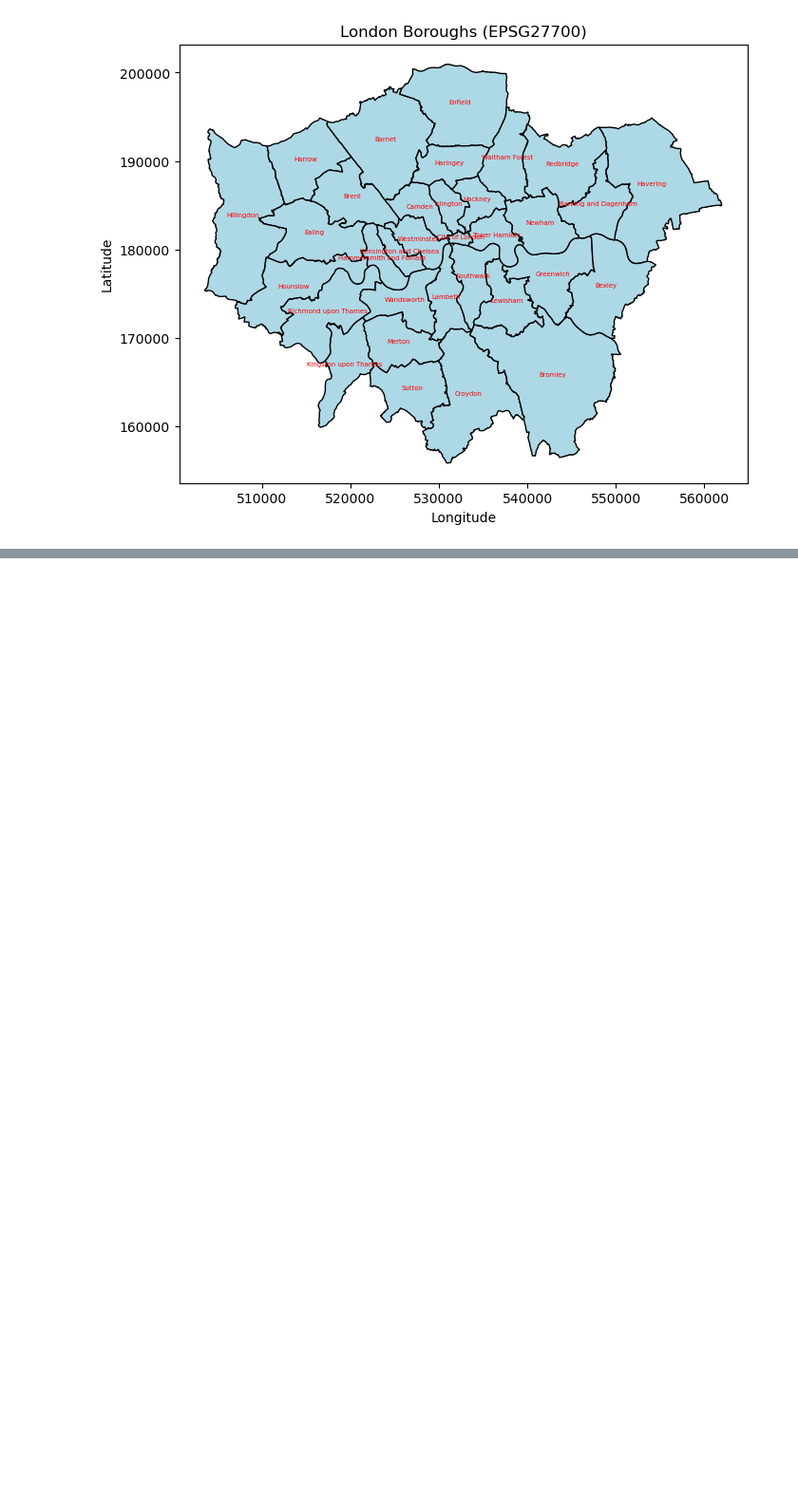
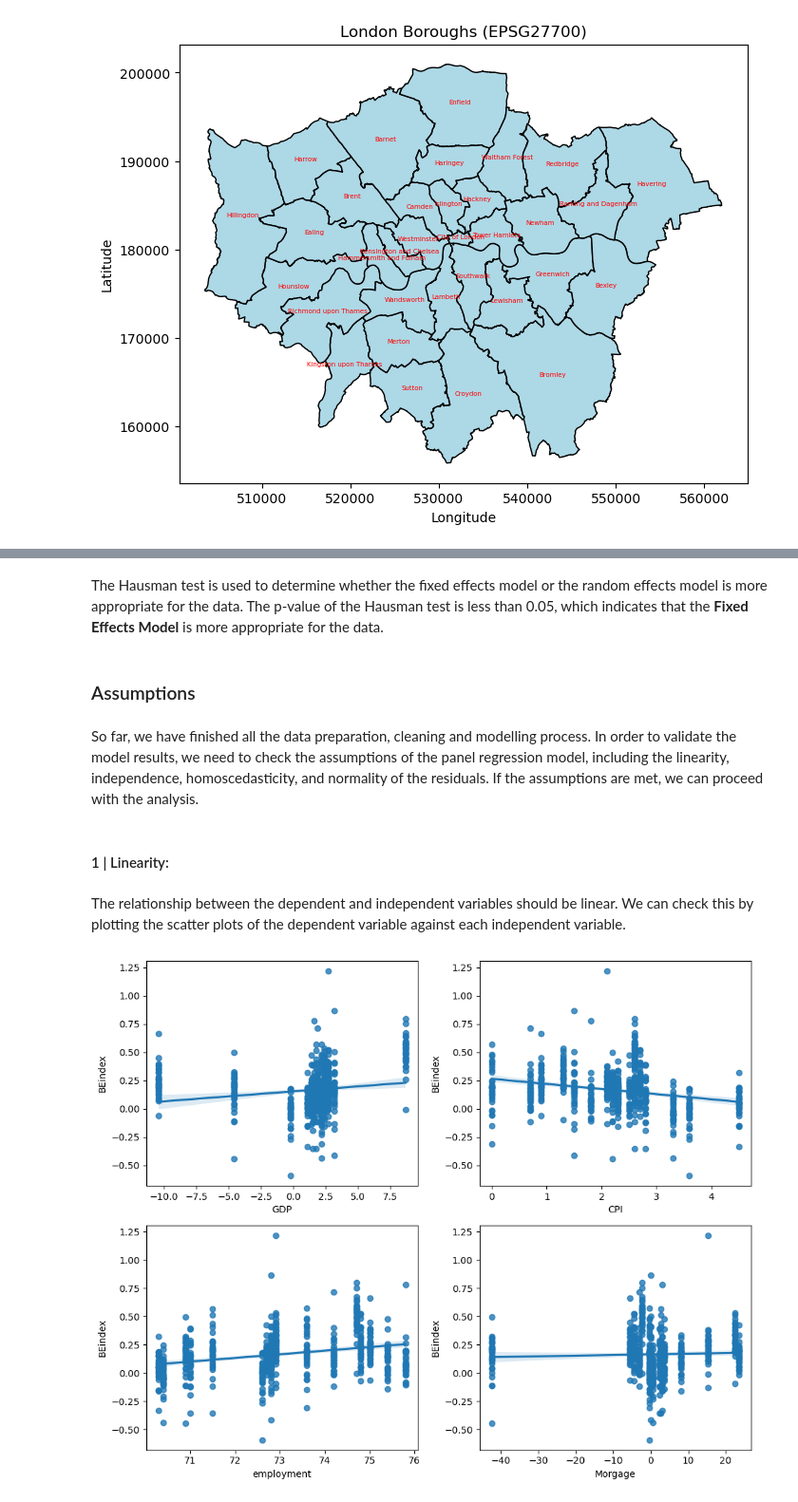
Before and after one commit to BohaoSuCC/BohaoSuCSSS, a Jupyter notebook: ASSESSMENT/Coursework_BohaoSu.ipynb, the cells around one changed output, grey strips where cells are left out. Shown at 95% size. Saved outputs shown, nothing was run; the diff lists cells and outputs as text; code cells hidden in the pictures; blank space fills up the shorter version.

```diff
--- a/ASSESSMENT/Coursework_BohaoSu.ipynb
+++ b/ASSESSMENT/Coursework_BohaoSu.ipynb
@@ -116,0 +373,12 @@ Business = Business.replace(':', pd.NA)
+# %%
+# create a new columne 'average_survival_rate' in London Boroughs geodataframe, which is the average of '3_year_survival_rate', '2_year_survival_rate' and '1_year_survival_rate'
+gdf_borough['average_survival_rate'] = gdf_borough[['3_year_survival_rate', '2_year_survival_rate', '1_year_survival_rate']].mean(axis=1)
+London['average_survival_rate'] = London[['3_year_survival_rate', '2_year_survival_rate', '1_year_survival_rate']].mean(axis=1)
+
+# create a new column 'BEindex' by normalizing the 'birth_rate', 'death_rate' and 'average_survival_rate' columns and sum them up
+gdf_borough['BEindex'] = (gdf_borough['birth_rate'] - gdf_borough['birth_rate'].min()) / (gdf_borough['birth_rate'].max() - gdf_borough['birth_rate'].min()) - \
+                           (gdf_borough['death_rate'].max() - gdf_borough['death_rate']) / (gdf_borough['death_rate'].max() - gdf_borough['death_rate'].min()) + \
+                           (gdf_borough['average_survival_rate'] - gdf_borough['average_survival_rate'].min()) / (gdf_borough['average_survival_rate'].max() - gdf_borough['average_survival_rate'].min())
+London['BEindex'] = (London['birth_rate'] - London['birth_rate'].min()) / (London['birth_rate'].max() - London['birth_rate'].min()) - \
+                            (London['death_rate'].max() - London['death_rate']) / (London['death_rate'].max() - London['death_rate'].min()) + \
+                            (London['average_survival_rate'] - London['average_survival_rate'].min()) / (London['average_survival_rate'].max() - London['average_survival_rate'].min())
@@ -116,0 +407,7 @@ Business = Business.replace(':', pd.NA)
+# %%
+# create a dummy column 'SEIS' where 0 if 'year' is between 2004 and 2012, and 1 otherwise
+London['SEIS'] = 0
+gdf_borough['SEIS'] = 0
+London.loc[(London['year'] < 2004) | (London['year'] > 2012), 'SEIS'] = 1
+gdf_borough.loc[(gdf_borough['year'] < 2004) | (gdf_borough['year'] > 2012), 'SEIS'] = 1
+gdf_borough.sample(3)
@@ -116,0 +432,3 @@ Business = Business.replace(':', pd.NA)
+# %%
+DFforPanel = gdf_borough[['name', 'year', 'gss_code', 'CPI', 'GDP', 'Morgage', 'employment', 'BEindex', 'SEIS']]
+DFforPanel = DFforPanel.set_index(['name', 'year'])
@@ -116,0 +478,35 @@ Business = Business.replace(':', pd.NA)
+# %% [markdown]
+The Hausman test is used to determine whether the fixed effects model or the random effects model is more appropriate for the data. The p-value of the Hausman test is less than 0.05, which indicates that the **Fixed Effects Model** is more appropriate for the data.
+# %% [markdown]
+### Assumptions
+# %% [markdown]
+
+So far, we have finished all the data preparation, cleaning and modelling process. In order to validate the model results, we need to check the assumptions of the panel regression model, including the linearity, independence, homoscedasticity, and normality of the residuals. If the assumptions are met, we can proceed with the analysis.
+# %% [markdown]
+#### 1 | Linearity:
+# %% [markdown]
+The relationship between the dependent and independent variables should be linear. We can check this by plotting the scatter plots of the dependent variable against each independent variable.
+# %%
+plt.figure(figsize=(10, 8))
+
+# create a 2x2 grid of subplots
+# first plot：GDP vs BEindex
+plt.subplot(2, 2, 1) # (rows, columns, panel number)
+sns.regplot(x='GDP', y='BEindex', data=DFforPanel)
+
+# second plot：CPI vs BEindex
+plt.subplot(2, 2, 2)
+sns.regplot(x='CPI', y='BEindex', data=DFforPanel)
+
+# third plot：employment vs BEindex
+plt.subplot(2, 2, 3)
+sns.regplot(x='employment', y='BEindex', data=DFforPanel)
+
+# fourth plot：Morgage vs BEindex
+plt.subplot(2, 2, 4)
+sns.regplot(x='Morgage', y='BEindex', data=DFforPanel)
+
+plt.tight_layout()
+plt.show()
+# %% [output]
+[figure, added]
```
Also changed, not shown: parts of 99 cells of this notebook, 7 other files.
